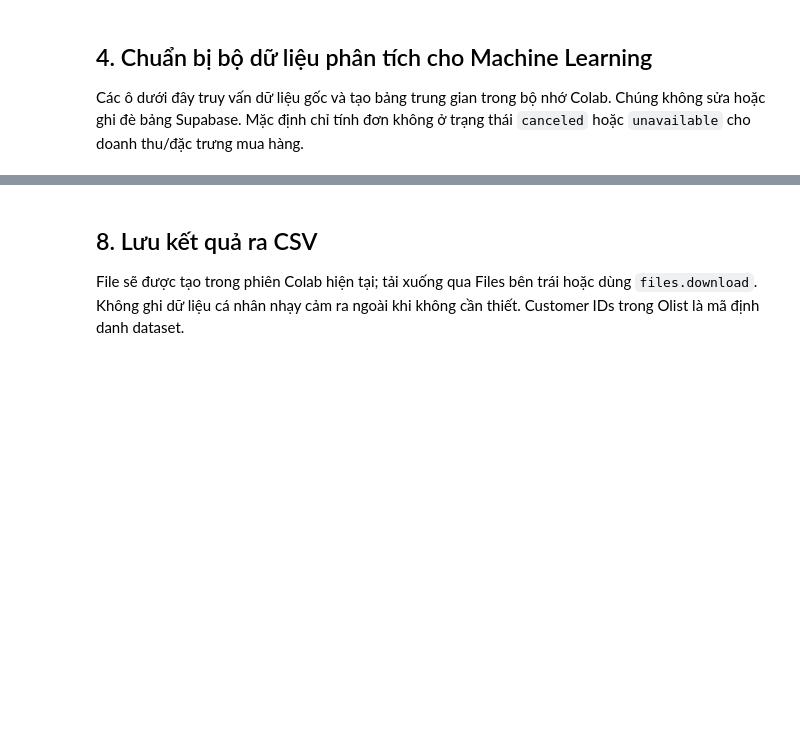
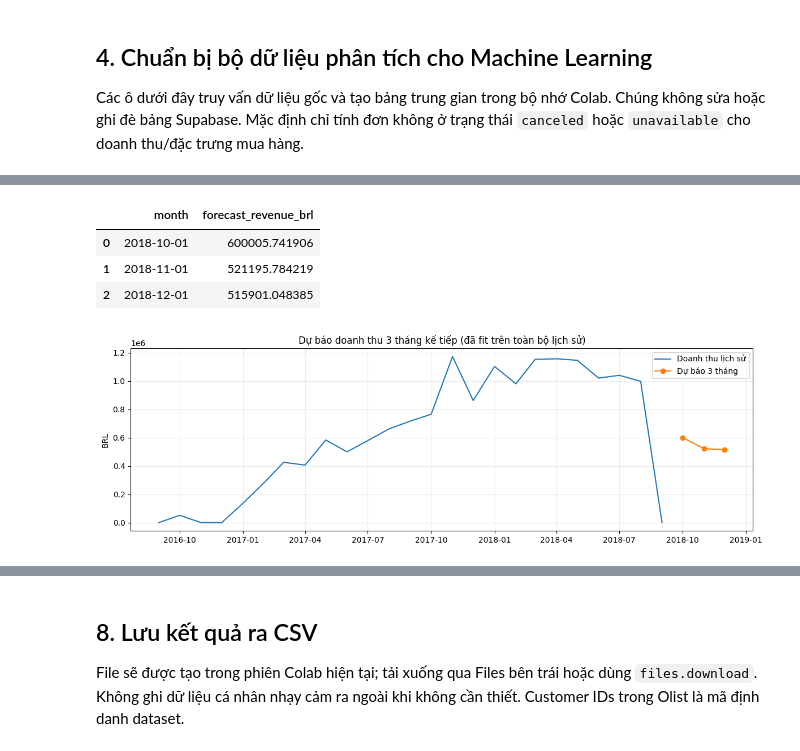
Before and after one commit to tinlata2003/olist, a Jupyter notebook: Notebook_nguon_Olist.ipynb, the cells around one changed output, grey strips where cells are left out. Drawn from its saved outputs; the diff is of its cells as text; code cells hidden in the pictures; blank space fills up the shorter version.

```diff
--- a/Notebook_nguon_Olist.ipynb
+++ b/Notebook_nguon_Olist.ipynb
@@ -634,22 +1298,29 @@ else:
 # %%
-# Dự báo 3 tháng kế tiếp theo kiểu recursive (mỗi dự báo được dùng làm lag cho tháng sau).
-if 'revenue_model' in globals() and len(ts) >= 12:
+# Dự báo 3 tháng kế tiếp; ô mô hình 2 đã fit revenue_model trên toàn bộ lịch sử.
+if revenue_model is not None and len(monthly_ts) >= 12:
     history = monthly_ts.copy()
-    future_rows=[]
-    for step in range(1,4):
-        next_month = (history.index.max() + pd.offsets.MonthBegin(1))
-        row = {
-          'lag_1': history.iloc[-1], 'lag_2': history.iloc[-2],
-          'lag_3': history.iloc[-3], 'lag_6': history.iloc[-6],
-          'rolling3': history.iloc[-3:].mean(),
-          'month_num': next_month.month, 'year_num': next_month.year
-        }
-        forecast = max(0.0,float(revenue_model.predict(pd.DataFrame([row],index=[next_month])[reg_features])[0]))
-        future_rows.append({'month':next_month,'forecast_revenue_brl':forecast})
+    future_rows = []
+    for _ in range(3):
+        next_month = history.index.max() + pd.offsets.MonthBegin(1)
+        row = make_revenue_features(history, next_month)
+        x_next = pd.DataFrame([row]).reindex(columns=feature_cols)
+        forecast = max(0.0, float(revenue_model.predict(x_next)[0]))
+        future_rows.append({"month": next_month, "forecast_revenue_brl": forecast})
         history.loc[next_month] = forecast
+
     forecast_df = pd.DataFrame(future_rows)
     display(forecast_df)
-    plt.figure(figsize=(12,4))
-    plt.plot(monthly_ts.index,monthly_ts.values,label='Doanh thu lịch sử')
-    plt.plot(forecast_df.month,forecast_df.forecast_revenue_brl,marker='o',label='Dự báo 3 tháng')
-    plt.title('Dự báo doanh thu 3 tháng tiếp theo'); plt.ylabel('BRL'); plt.legend(); plt.grid(True,alpha=.25); plt.show()
+    plt.figure(figsize=(12, 4))
+    plt.plot(monthly_ts.index, monthly_ts.values, label="Doanh thu lịch sử")
+    plt.plot(forecast_df["month"], forecast_df["forecast_revenue_brl"],
+             marker="o", label="Dự báo 3 tháng")
+    plt.title("Dự báo doanh thu 3 tháng kế tiếp (đã fit trên toàn bộ lịch sử)")
+    plt.ylabel("BRL"); plt.legend(); plt.grid(True, alpha=.25); plt.tight_layout(); plt.show()
+else:
+    print("Chạy ô mô hình 2 trước và kiểm tra đủ dữ liệu.")
+# %% [output]
+|  | month | forecast_revenue_brl |
+| 0 | 2018-10-01 | 600005.741906 |
+| 1 | 2018-11-01 | 521195.784219 |
+| 2 | 2018-12-01 | 515901.048385 |
+[figure, added]
```
Also changed, not shown: parts of 34 cells of this notebook, 4 other files.
